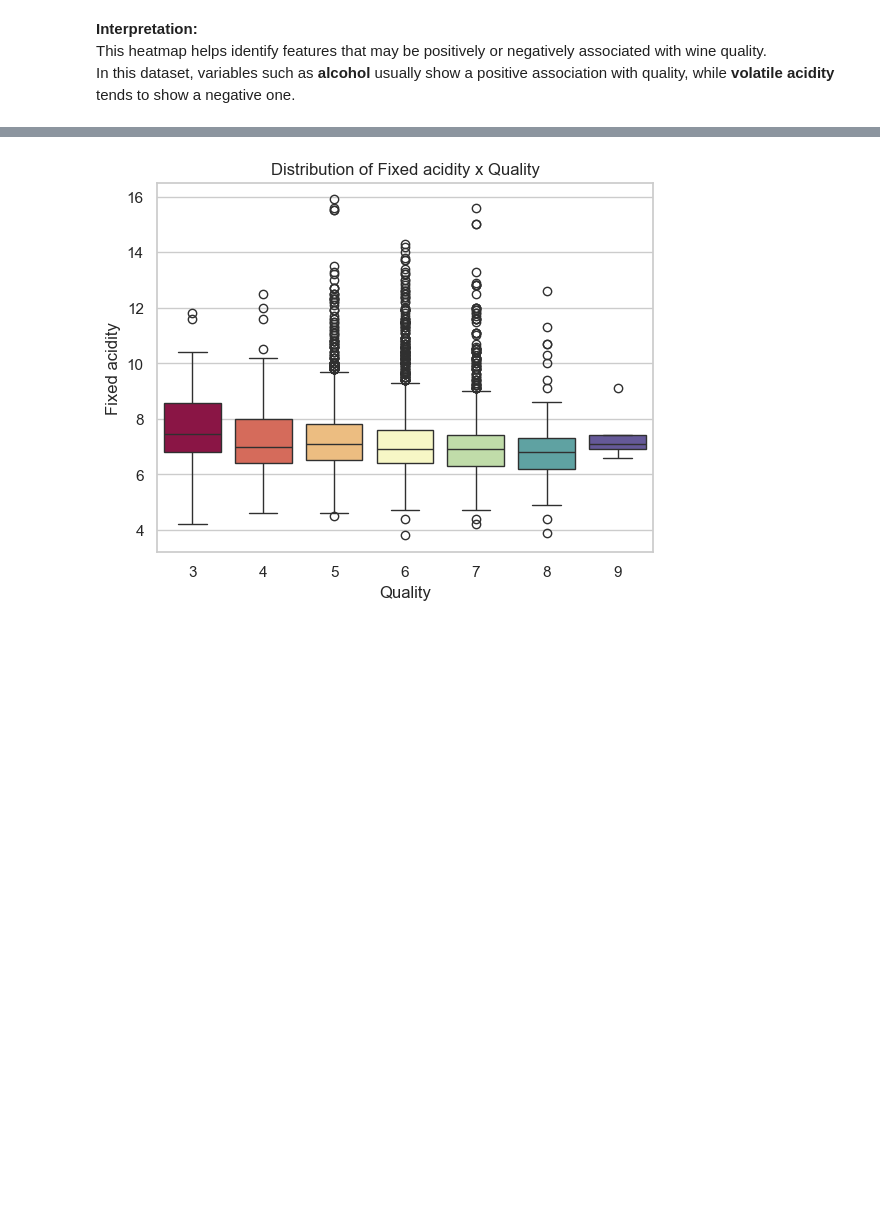
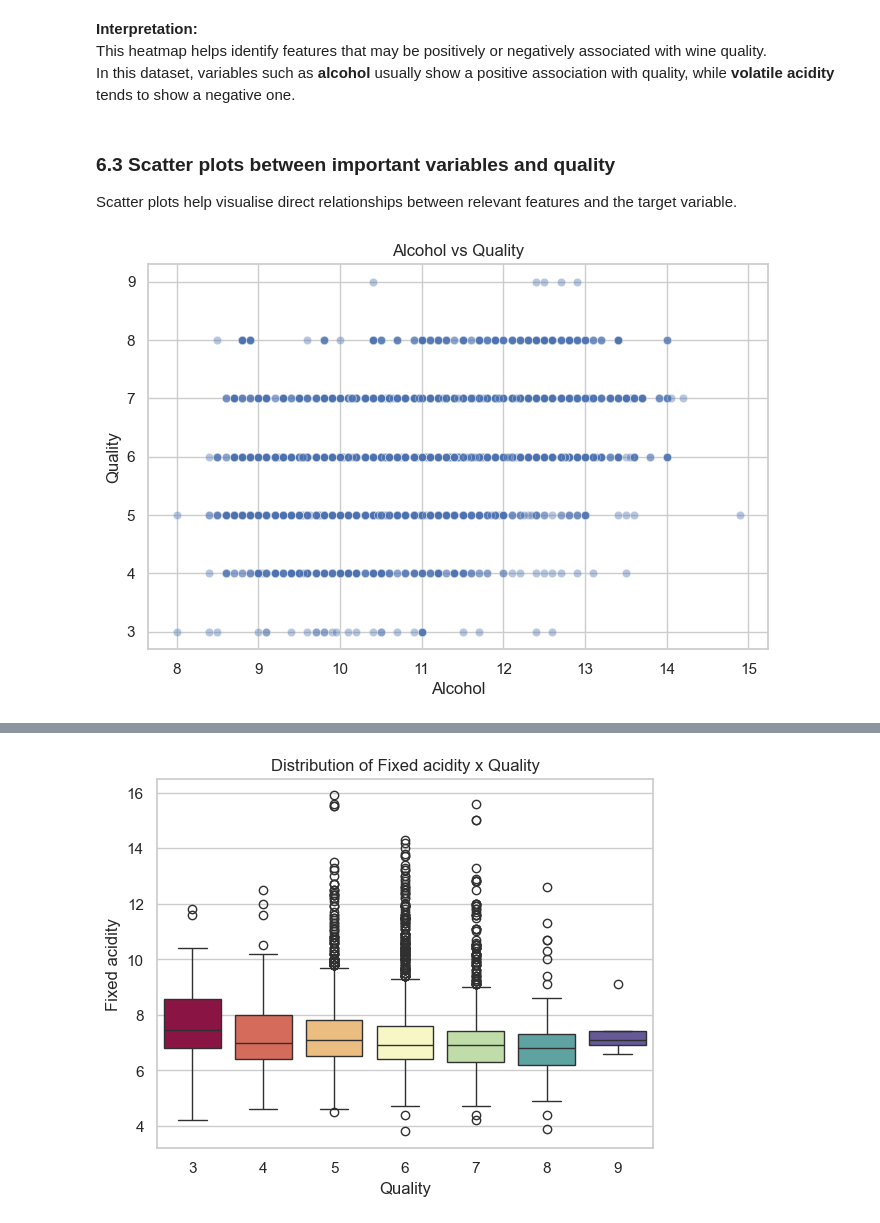
Before and after one commit to nathaliaacouto/ADES_Wine_Quality, a Jupyter notebook: [ADES]_Wine_Project.ipynb, the cells around one changed output, grey strips where cells are left out. Cells and saved outputs as stored; diff of their text form; code cells hidden in the pictures; blank space fills up the shorter version.

Commit message:
added scatterplots

```diff
--- a/[ADES]_Wine_Project.ipynb
+++ b/[ADES]_Wine_Project.ipynb
@@ -205,3 +204,15 @@ plt.show()
 **Interpretation:**
 This heatmap helps identify features that may be positively or negatively associated with wine quality.
 In this dataset, variables such as **alcohol** usually show a positive association with quality, while **volatile acidity** tends to show a negative one.
+# %% [markdown]
+### 6.3 Scatter plots between important variables and quality
+Scatter plots help visualise direct relationships between relevant features and the target variable.
+# %%
+plt.figure(figsize=(8, 5))
+sns.scatterplot(x='alcohol', y='quality', data=df, alpha=0.4)
+plt.title('Alcohol vs Quality')
+plt.xlabel('Alcohol')
+plt.ylabel('Quality')
+plt.show()
+# %% [output]
+[figure, added]
```
Also changed, not shown: parts of 9 cells of this notebook.
